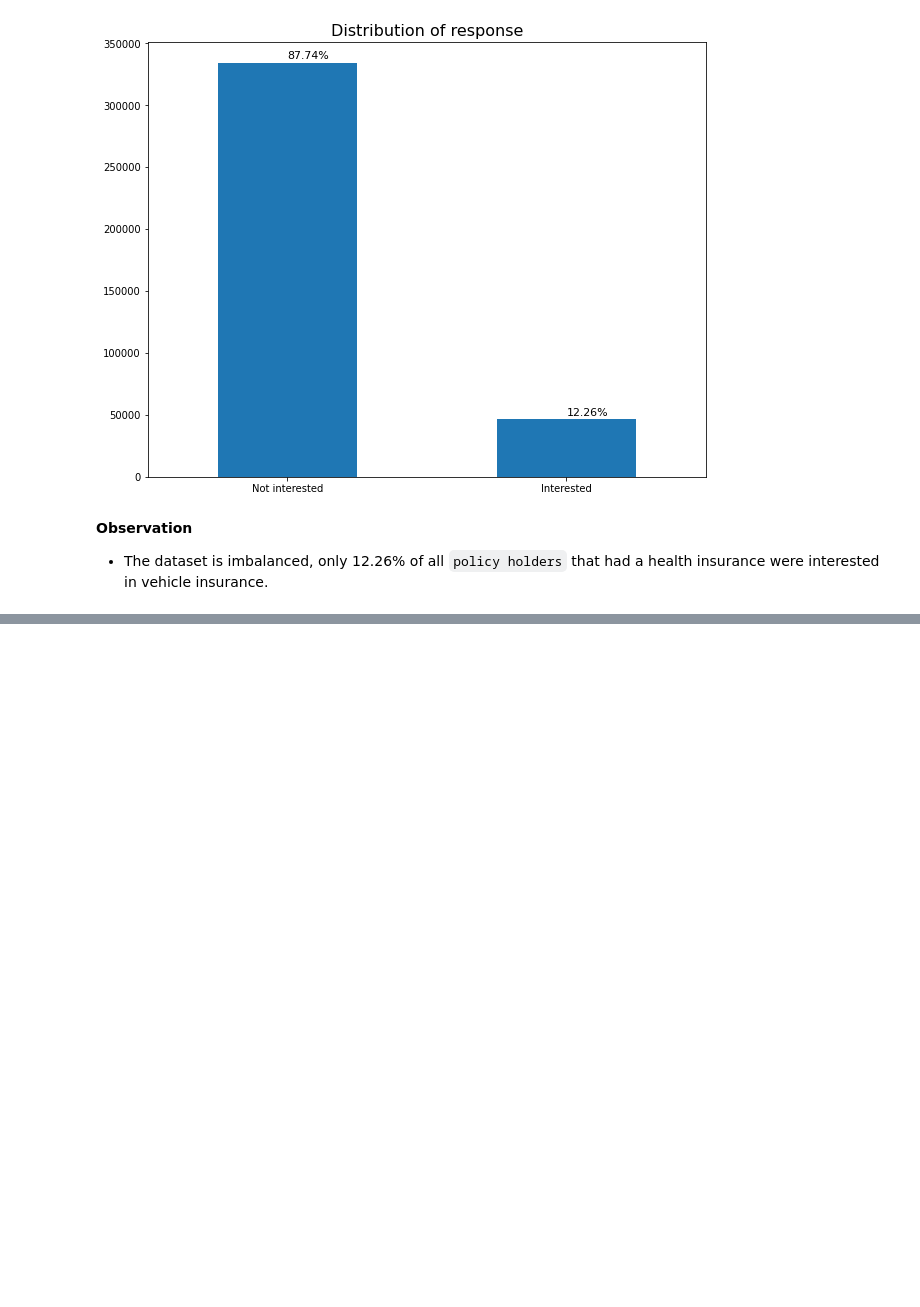
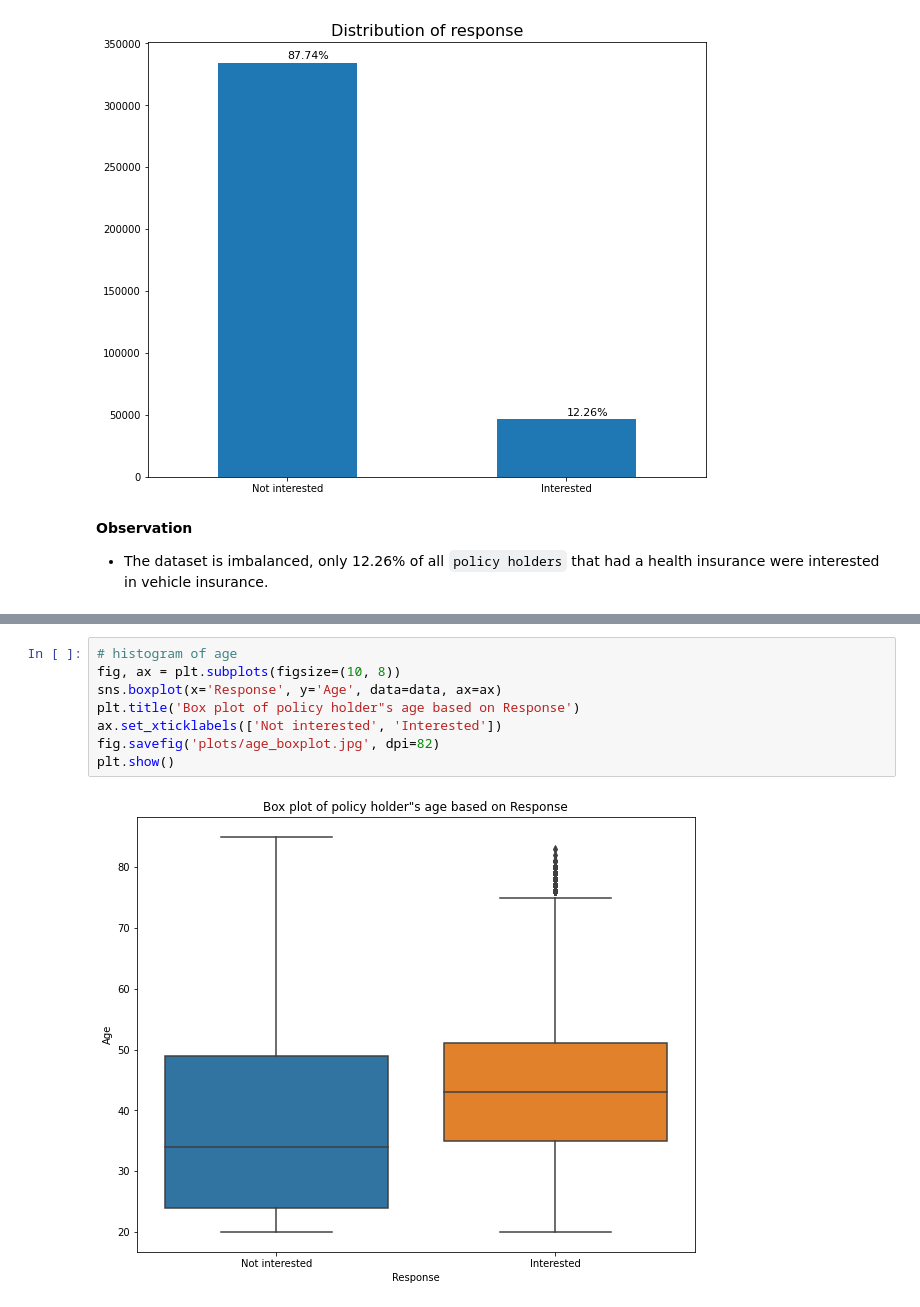
Before and after one commit to samie-hash/insurance-prediction, a Jupyter notebook: DataAnalysisAndViz/analysis.ipynb, the cells around one changed output, grey strips where cells are left out. Drawn from its saved outputs; the diff is of its cells as text; blank space fills up the shorter version.

```diff
--- a/DataAnalysisAndViz/analysis.ipynb
+++ b/DataAnalysisAndViz/analysis.ipynb
@@ -126,0 +147,10 @@ plt.show()
+# %%
+# histogram of age
+fig, ax = plt.subplots(figsize=(10, 8))
+sns.boxplot(x='Response', y='Age', data=data, ax=ax)
+plt.title('Box plot of policy holder"s age based on Response')
+ax.set_xticklabels(['Not interested', 'Interested'])
+fig.savefig('plots/age_boxplot.jpg', dpi=82)
+plt.show()
+# %% [output]
+[figure, added]
```
Also changed, not shown: parts of 26 cells of this notebook, 2 other files.
